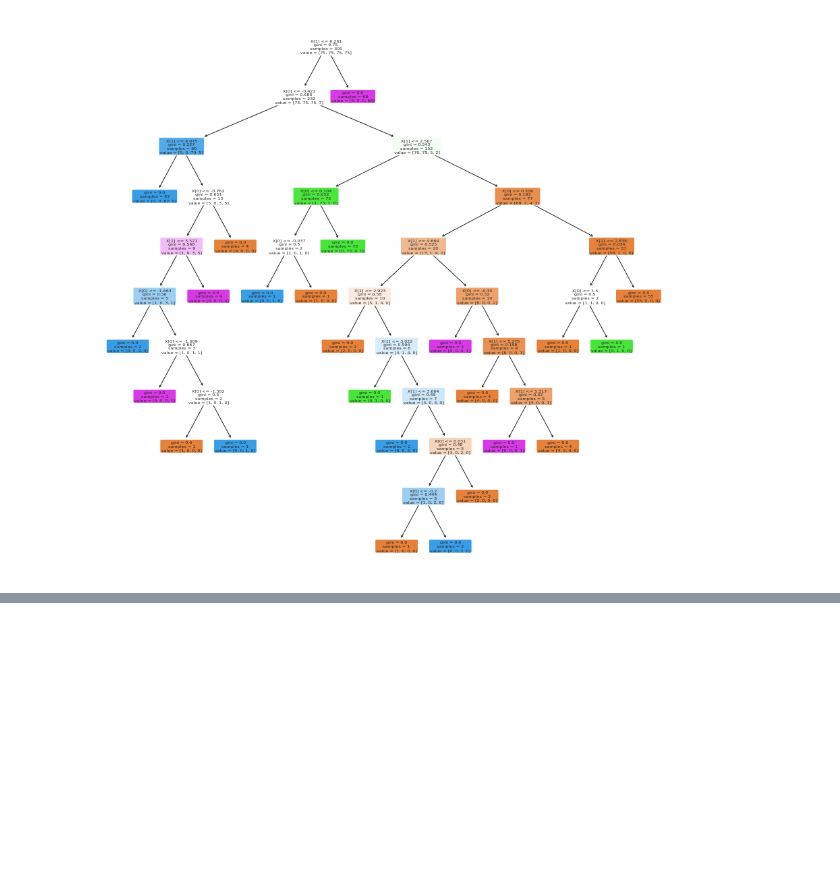
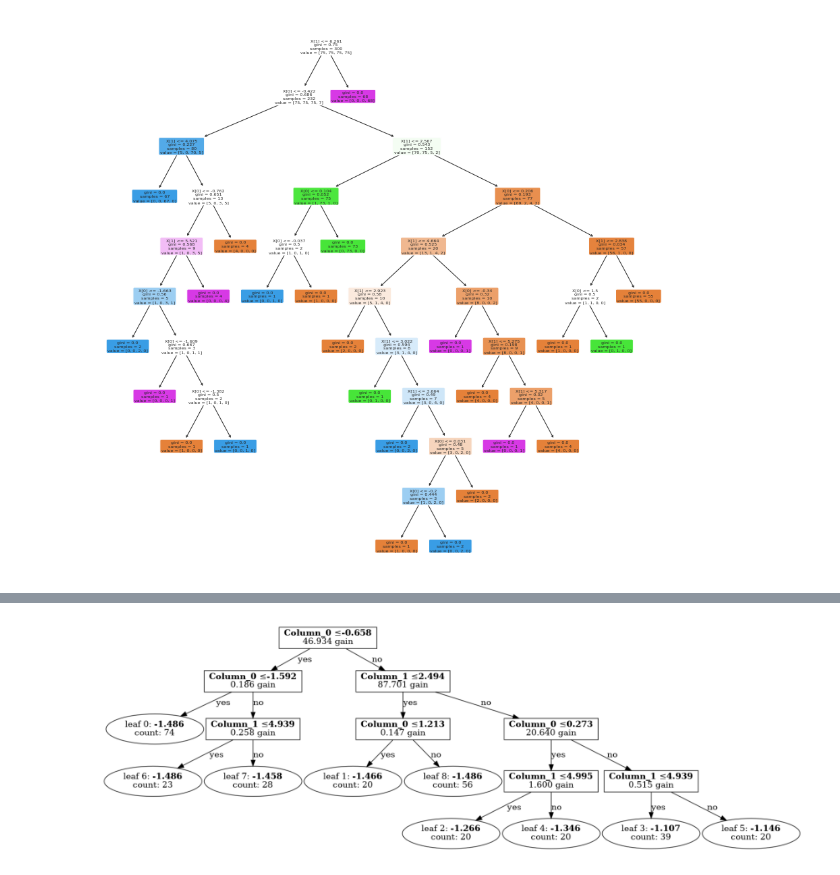
Before and after one commit to miguelgfierro/ai_projects, a Jupyter notebook: Grandient_Boosting_Decision_Trees/GBDT.ipynb, the cells around one changed output, grey strips where cells are left out. Saved outputs shown, nothing was run; the diff lists cells and outputs as text; code cells hidden in the pictures; blank space fills up the shorter version.

```diff
--- a/Grandient_Boosting_Decision_Trees/GBDT.ipynb
+++ b/Grandient_Boosting_Decision_Trees/GBDT.ipynb
@@ -108,0 +143,4 @@ visualize_tree(model, figsize=(15,15))
+# %%
+visualize_tree_lightgbm(model, figsize=(15,15))
+# %% [output]
+[figure, added]
```
Also changed, not shown: parts of 15 cells of this notebook, 3 other files.
